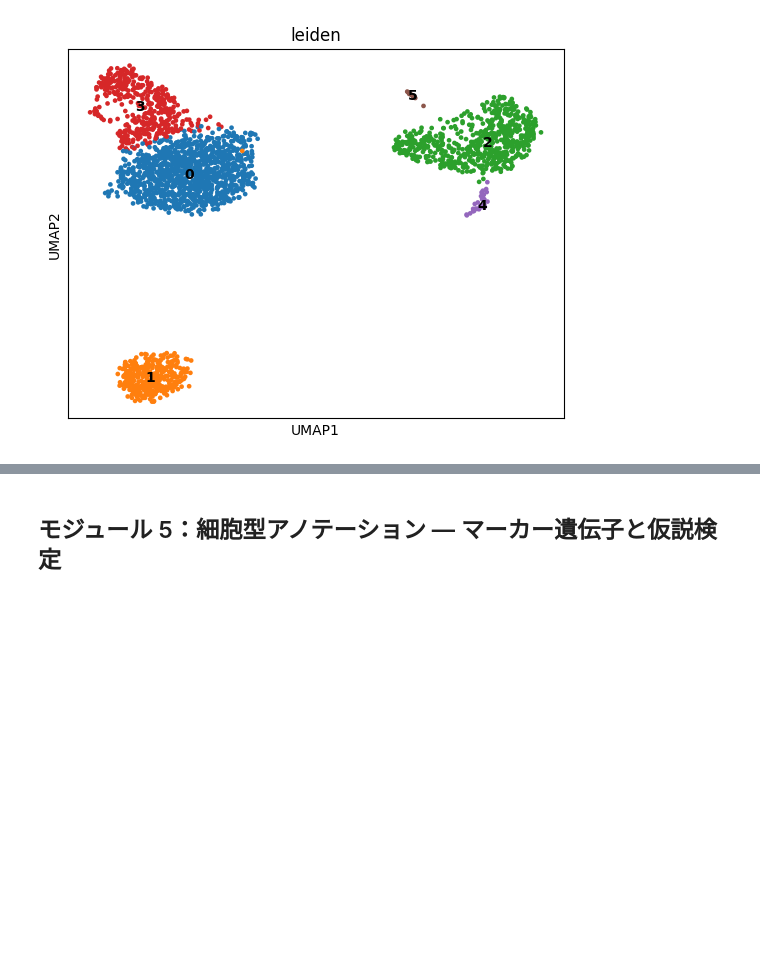
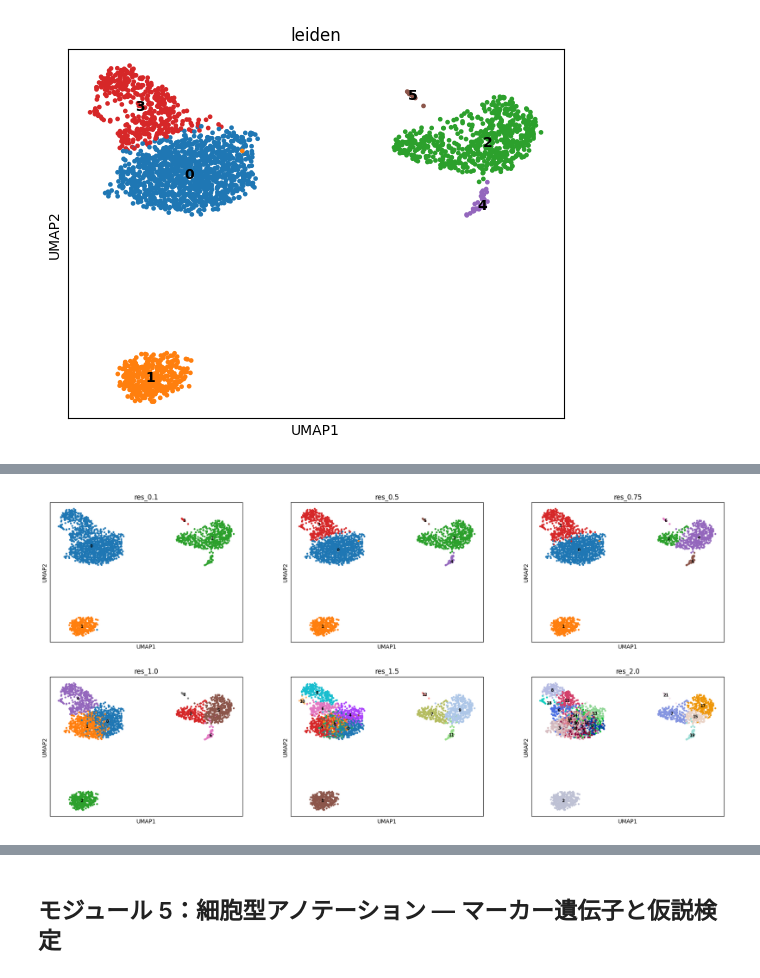
Before and after one commit to iwaokimura/study-sc-rna-seq, a Jupyter notebook: course/sc-rna-seq.ipynb, the cells around one changed output, grey strips where cells are left out. Drawn from its saved outputs; the diff is of its cells as text; code cells hidden in the pictures; blank space fills up the shorter version.

```diff
--- a/course/sc-rna-seq.ipynb
+++ b/course/sc-rna-seq.ipynb
@@ -80,0 +96,36 @@ sc.pl.umap(adata, color=['leiden'], legend_loc='on data')
+# %%
+import numpy as np
+import pandas as pd
+import scipy.sparse as sp
+from sklearn.metrics import adjusted_rand_score
+
+# 以降のモジュールに影響しないよう，コピーの上で実験する
+ad_res = adata.copy()
+resolutions = [0.1, 0.25, 0.5, 0.75, 1.0, 1.5, 2.0]
+
+W = ad_res.obsp['connectivities']       # 重み付き隣接行列（scanpy はこれをグラフとして渡す）
+assert (W != W.T).nnz == 0 and W.diagonal().sum() == 0
+two_m = W.sum()
+deg = np.asarray(W.sum(axis=1)).ravel()
+
+def modularity_terms(labels):
+    # (E, F) を返す．Q_gamma = E - gamma * F
+    codes = pd.Categorical(labels).codes
+    Z = sp.csr_matrix((np.ones(len(codes)), (np.arange(len(codes)), codes)))  # 所属行列
+    E = (Z.T @ W @ Z).diagonal().sum() / two_m
+    F = ((Z.T @ deg) ** 2).sum() / two_m ** 2
+    return E, F
+
+rows = []
+for r in resolutions:
+    key = f'res_{r}'
+    sc.tl.leiden(ad_res, resolution=r, flavor='igraph', n_iterations=2, directed=False, key_added=key)
+    E, F = modularity_terms(ad_res.obs[key])
+    rows.append({'resolution': r, 'クラスター数': ad_res.obs[key].nunique(),
+                 '最大クラスター': ad_res.obs[key].value_counts().iloc[0],
+                 '最小クラスター': ad_res.obs[key].value_counts().iloc[-1],
+                 'E': E, 'F': F, 'Q_gamma': E - r * F, 'Q_1': E - F})
+
+# resolution=0.5 は上の adata.obs['leiden'] を再現する
+assert (ad_res.obs['res_0.5'].astype(str) == adata.obs['leiden'].astype(str)).all()
+pd.DataFrame(rows).round(3)
@@ -80,0 +141,5 @@ sc.pl.umap(adata, color=['leiden'], legend_loc='on data')
+# %%
+sc.pl.umap(ad_res, color=[f'res_{r}' for r in [0.1, 0.5, 0.75, 1.0, 1.5, 2.0]],
+           legend_loc='on data', legend_fontsize=7, ncols=3)
+# %% [output]
+[figure, added]
```
Also changed, not shown: parts of 8 cells of this notebook, 3 other files.
